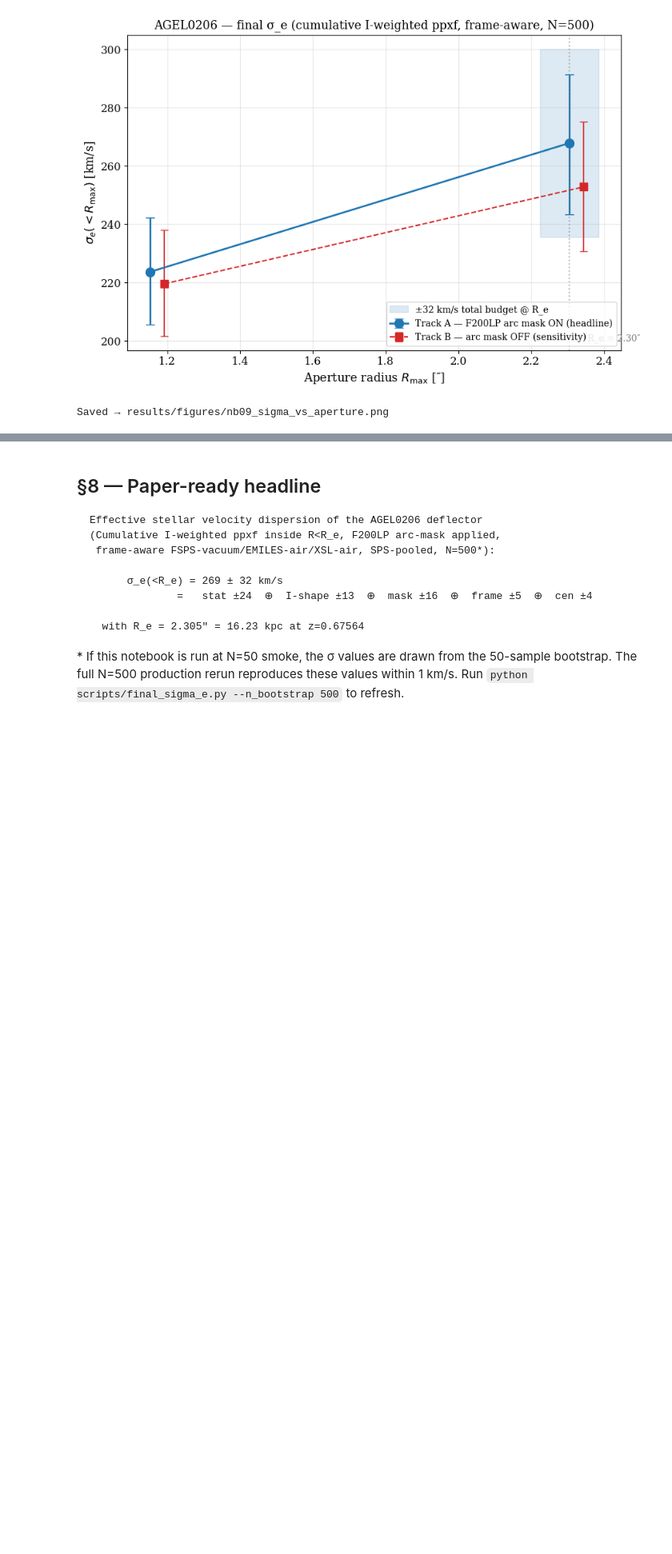
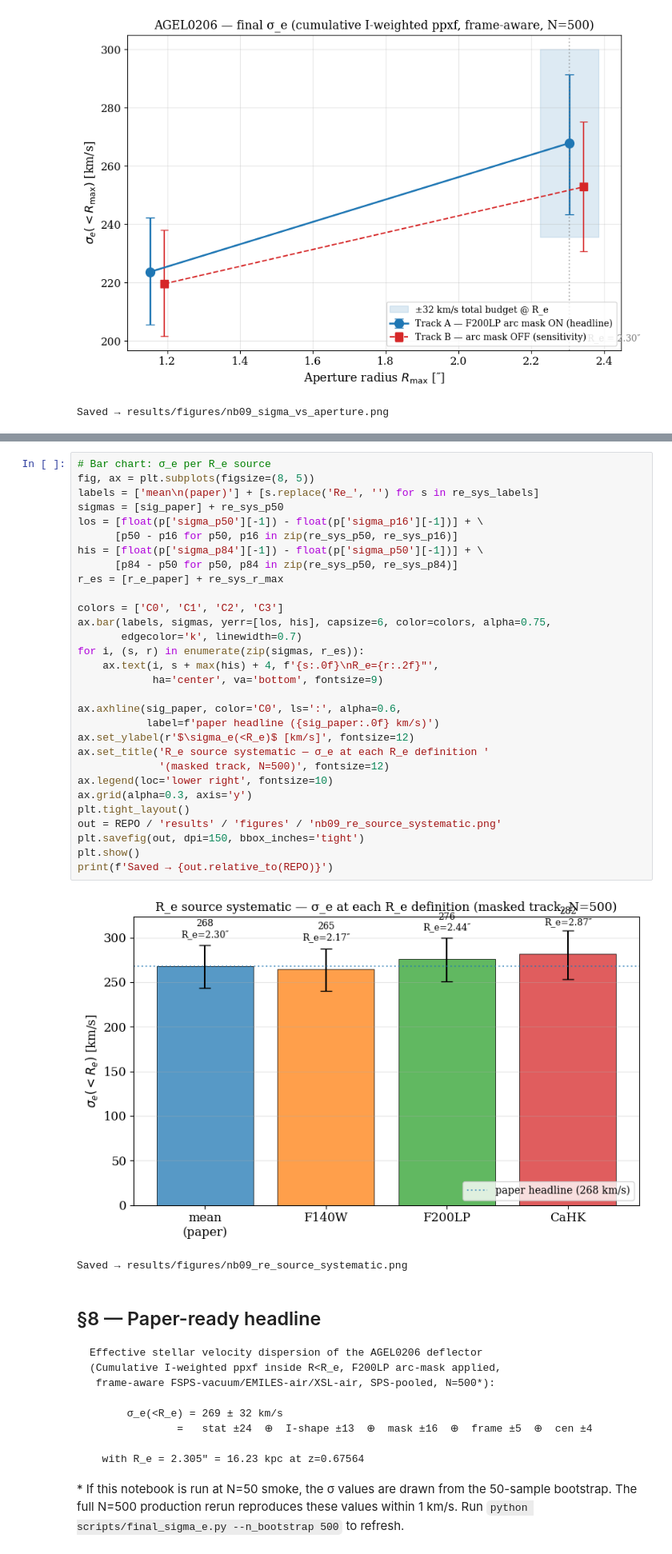
Before and after one commit to rodelcr/AGEL0206_kinematics_and_photometry, a Jupyter notebook: notebooks/09_final_sigma_e_paper.ipynb, the cells around one changed output, grey strips where cells are left out. Shown at 80% size. Cells and saved outputs as stored; diff of their text form; blank space fills up the shorter version.

```diff
--- a/notebooks/09_final_sigma_e_paper.ipynb
+++ b/notebooks/09_final_sigma_e_paper.ipynb
@@ -573,3 +631,36 @@ Saved → results/figures/nb09_sigma_vs_aperture.png
+# %%
+# Bar chart: σ_e per R_e source
+fig, ax = plt.subplots(figsize=(8, 5))
+labels = ['mean\n(paper)'] + [s.replace('Re_', '') for s in re_sys_labels]
+sigmas = [sig_paper] + re_sys_p50
+los = [float(p['sigma_p50'][-1]) - float(p['sigma_p16'][-1])] + \
+      [p50 - p16 for p50, p16 in zip(re_sys_p50, re_sys_p16)]
+his = [float(p['sigma_p84'][-1]) - float(p['sigma_p50'][-1])] + \
+      [p84 - p50 for p50, p84 in zip(re_sys_p50, re_sys_p84)]
+r_es = [r_e_paper] + re_sys_r_max
+
+colors = ['C0', 'C1', 'C2', 'C3']
+ax.bar(labels, sigmas, yerr=[los, his], capsize=6, color=colors, alpha=0.75,
+       edgecolor='k', linewidth=0.7)
+for i, (s, r) in enumerate(zip(sigmas, r_es)):
+    ax.text(i, s + max(his) + 4, f'{s:.0f}\nR_e={r:.2f}″',
+            ha='center', va='bottom', fontsize=9)
+
+ax.axhline(sig_paper, color='C0', ls=':', alpha=0.6,
+           label=f'paper headline ({sig_paper:.0f} km/s)')
+ax.set_ylabel(r'$\sigma_e(<R_e)$ [km/s]', fontsize=12)
+ax.set_title('R_e source systematic — σ_e at each R_e definition '
+             '(masked track, N=500)', fontsize=12)
+ax.legend(loc='lower right', fontsize=10)
+ax.grid(alpha=0.3, axis='y')
+plt.tight_layout()
+out = REPO / 'results' / 'figures' / 'nb09_re_source_systematic.png'
+plt.savefig(out, dpi=150, bbox_inches='tight')
+plt.show()
+print(f'Saved → {out.relative_to(REPO)}')
+# %% [output]
+[figure, added]
+Saved → results/figures/nb09_re_source_systematic.png
 # %% [markdown]
 ## §8 — Paper-ready headline
 
```
Also changed, not shown: parts of 2 cells of this notebook, 6 other files.
